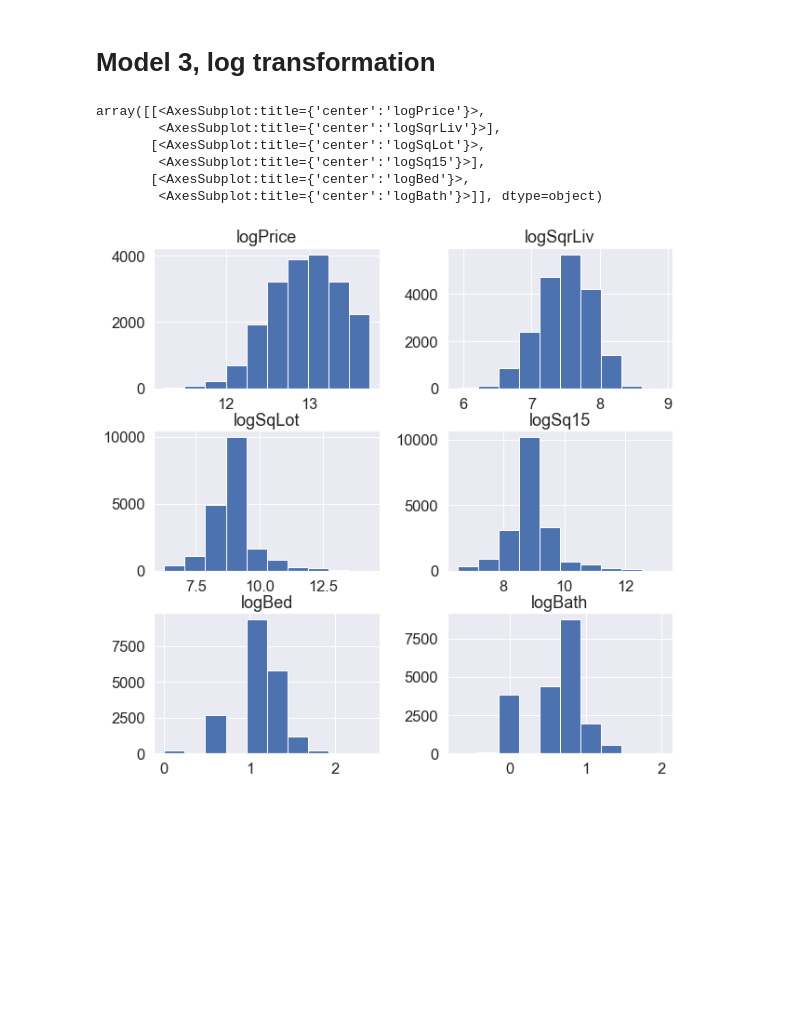
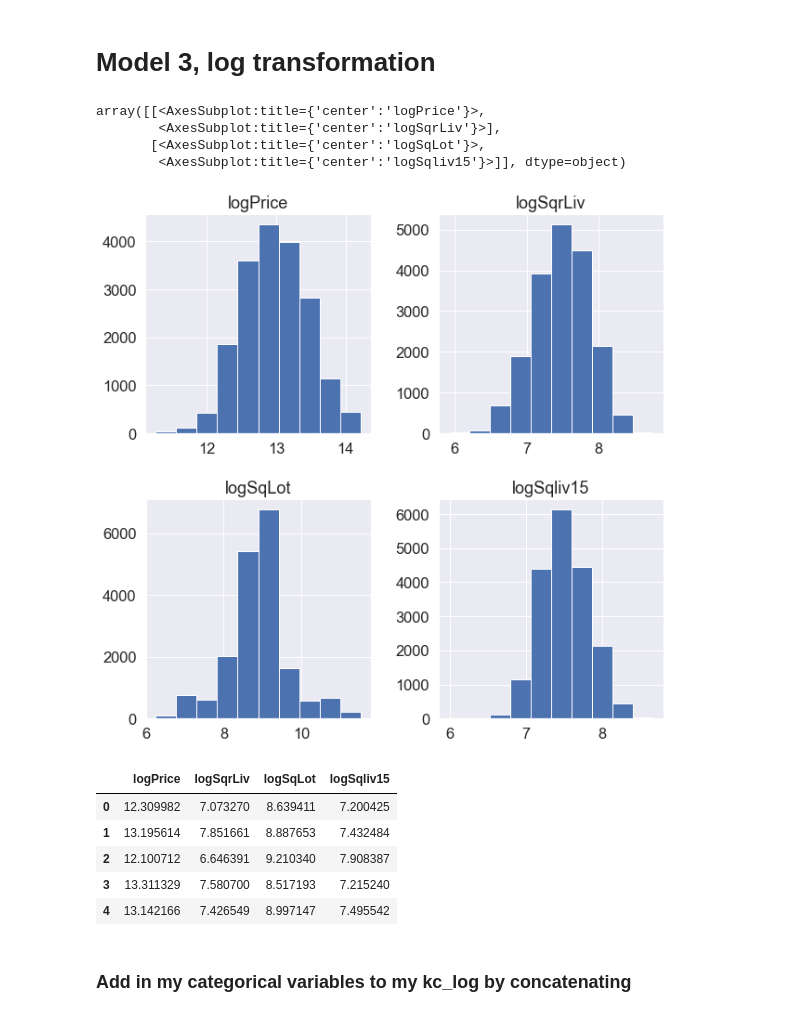
Before and after one commit to RipPhillip/dsc-phase-2-project, a Jupyter notebook: student.ipynb, the cells around one changed output. Drawn from its saved outputs; the diff is of its cells as text; code cells hidden in the pictures; blank space fills up the shorter version.

```diff
--- a/student.ipynb
+++ b/student.ipynb
@@ -252,6 +261,6 @@ df = df.drop(index=15856, axis=0)
 # %%
-# Drop the houses priced over 1.2 million... because there aren't many
-df = df[df['price'] < 900000]
+# Drop the houses priced over 1,500,000.. because there aren't many
+df = df[df['price'] < 1500000]
 # %%
 df.price.hist()
 # %% [output]
@@ -273,0 +295,2 @@ sns.boxplot(df['bedrooms'])
+# %%
+df = df[df['bedrooms'] < 5]
@@ -273,0 +303,2 @@ sns.boxplot(df['bedrooms'])
+# %%
+df = df[df['bathrooms'] < 4]
@@ -273,0 +330,2 @@ sns.boxplot(df['bedrooms'])
+# %%
+df = df[df['sqft_lot'] < 100000]
@@ -740,18 +910,28 @@ RMSE Test: 0.5618681304072287
 # %%
 kc_log = pd.DataFrame([])
 kc_log['logPrice']=np.log(df['price'])
 kc_log['logSqrLiv']=np.log(df['sqft_living'])
 kc_log['logSqLot']=np.log(df['sqft_lot'])
-kc_log['logSq15']=np.log(df['sqft_lot15'])
-kc_log['logBed']=np.log(df['bedrooms'])
-kc_log['logBath']=np.log(df['bathrooms'])
+# kc_log['logSq15']=np.log(df['sqft_lot15'])
+kc_log['logSqliv15']=np.log(df['sqft_living15'])
+# kc_log['logGrade']=np.log(df['grade'])
+
 
 kc_log.hist(figsize=[10,10])
 # %% [output]
 array([[<AxesSubplot:title={'center':'logPrice'}>,
         <AxesSubplot:title={'center':'logSqrLiv'}>],
        [<AxesSubplot:title={'center':'logSqLot'}>,
-        <AxesSubplot:title={'center':'logSq15'}>],
-       [<AxesSubplot:title={'center':'logBed'}>,
-        <AxesSubplot:title={'center':'logBath'}>]], dtype=object)
+        <AxesSubplot:title={'center':'logSqliv15'}>]], dtype=object)
-[figure, old version]
+[figure, new version]
+# %%
+kc_log.head()
+# %% [output]
+|  | logPrice | logSqrLiv | logSqLot | logSqliv15 |
+| 0 | 12.309982 | 7.073270 | 8.639411 | 7.200425 |
+| 1 | 13.195614 | 7.851661 | 8.887653 | 7.432484 |
+| 2 | 12.100712 | 6.646391 | 9.210340 | 7.908387 |
+| 3 | 13.311329 | 7.580700 | 8.517193 | 7.215240 |
+| 4 | 13.142166 | 7.426549 | 8.997147 | 7.495542 |
+# %% [markdown]
+### Add in my categorical variables to my kc_log by concatenating
```
Also changed, not shown: parts of 71 cells of this notebook.
